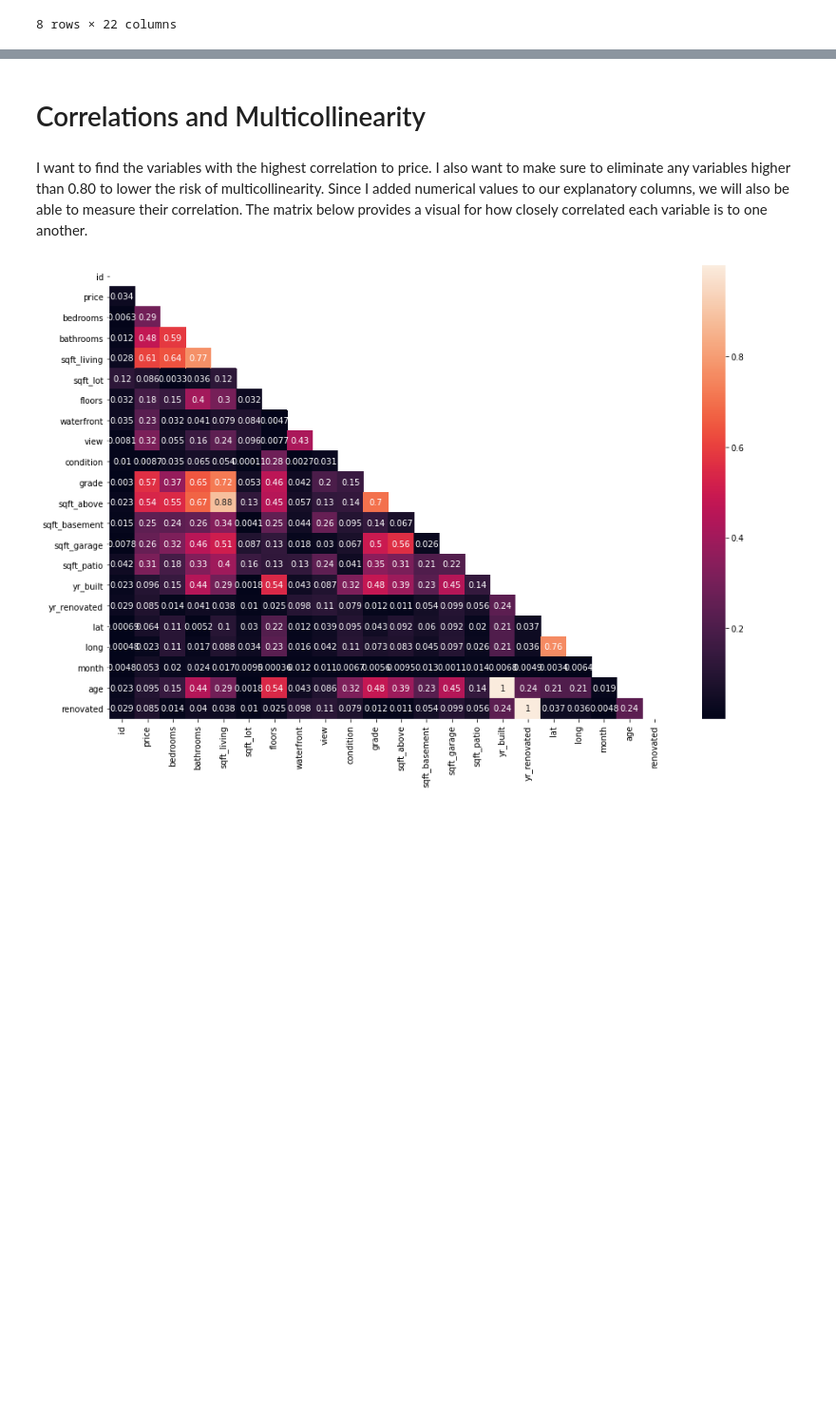
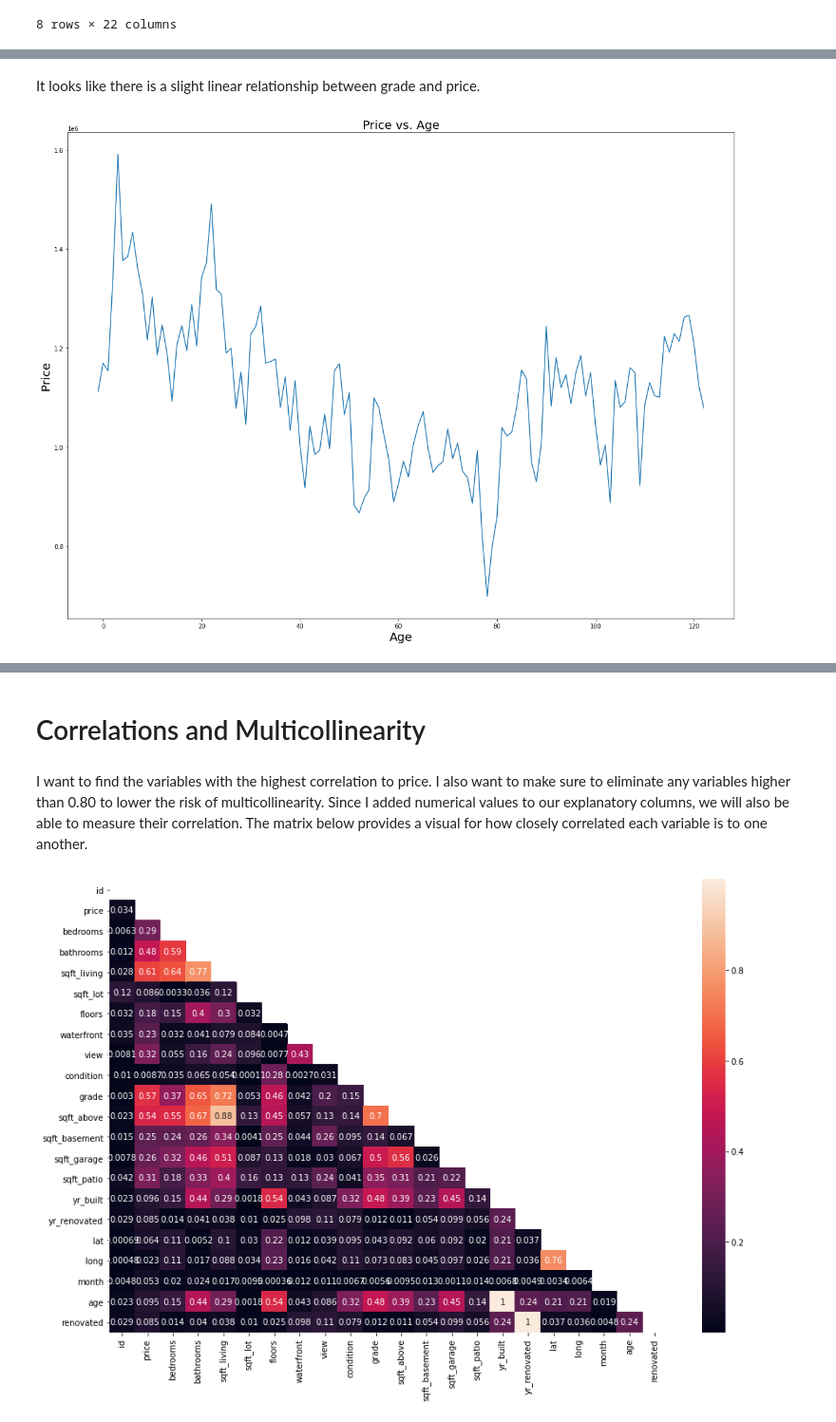
Before and after one commit to Fellme/King_County_Housing_Fell, a Jupyter notebook: King County Housing Linear Regression V2 Fell.ipynb, the cells around one changed output, grey strips where cells are left out. Shown at 95% size. Drawn from its saved outputs; the diff is of its cells as text; code cells hidden in the pictures; blank space fills up the shorter version.

```diff
--- a/King County Housing Linear Regression V2 Fell.ipynb
+++ b/King County Housing Linear Regression V2 Fell.ipynb
@@ -213,0 +303,19 @@ clean_king.describe()
+# %% [markdown]
+It looks like there is a slight linear relationship between grade and price.
+# %%
+#Groups by sqft_living and calculate the mean price
+sqft_price = clean_king.groupby('age')['price'].mean()
+
+#Creates a line plot
+fig = plt.figure(figsize=(20,15))
+plt.plot(sqft_price.index, sqft_price.values)
+
+
+plt.title('Price vs. Age', fontsize=20)
+plt.xlabel('Age', fontsize=20)
+plt.ylabel('Price', fontsize=20)
+
+
+plt.show()
+# %% [output]
+[figure, added]
```
Also changed, not shown: parts of 48 cells of this notebook.
